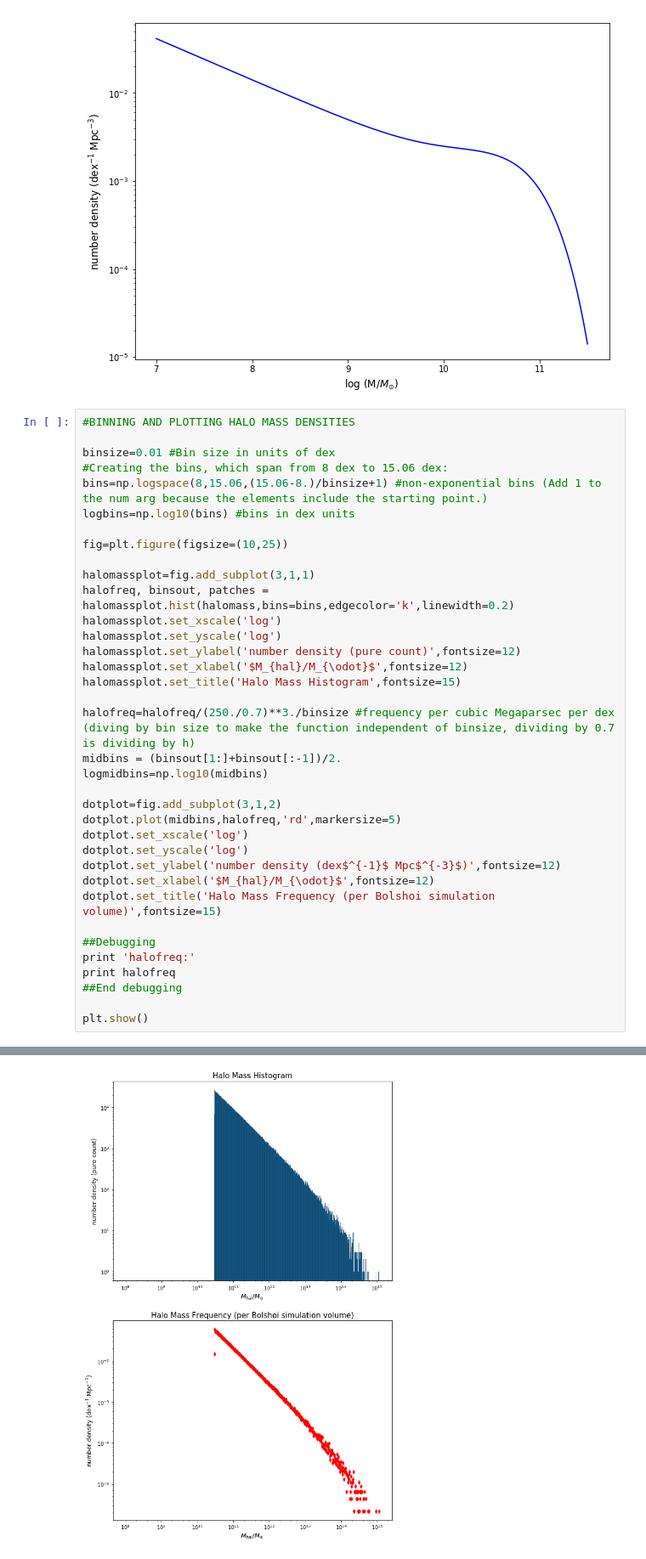
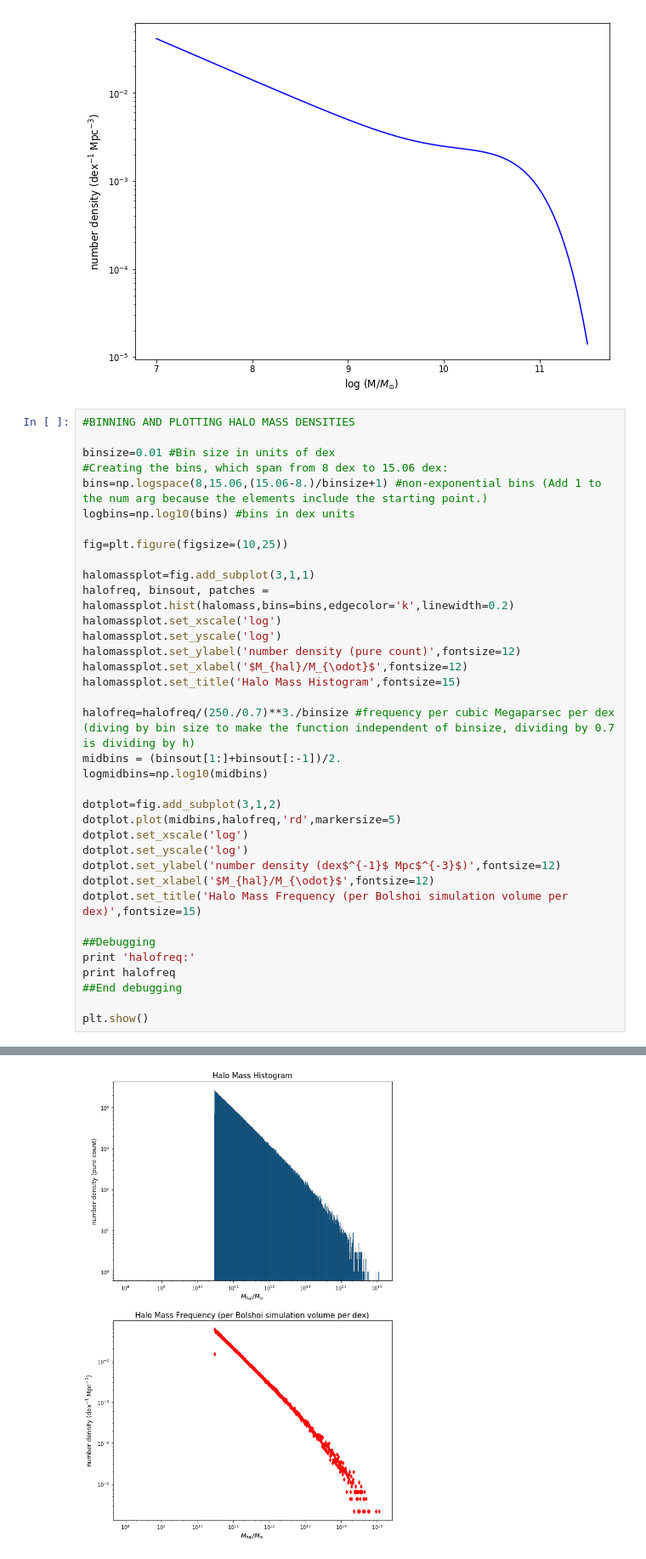
Before and after one commit to patricks1/Tinker, a Jupyter notebook: schechter.ipynb, the cells around one changed output, grey strips where cells are left out. Shown at 85% size. Cells and saved outputs as stored; diff of their text form.

```diff
--- a/schechter.ipynb
+++ b/schechter.ipynb
@@ -71,7 +71,7 @@ dotplot.set_xscale('log')
 dotplot.set_yscale('log')
 dotplot.set_ylabel('number density (dex$^{-1}$ Mpc$^{-3}$)',fontsize=12)
 dotplot.set_xlabel('$M_{hal}/M_{\odot}$',fontsize=12)
-dotplot.set_title('Halo Mass Frequency (per Bolshoi simulation volume)',fontsize=15)
+dotplot.set_title('Halo Mass Frequency (per Bolshoi simulation volume per dex)',fontsize=15)
 
 ##Debugging
 print 'halofreq:'
@@ -100,4 +100,4 @@ halofreq:
-[figure, old version]
+[figure, new version]
 # %%
 #PLOT THE GALAXY AND HALO MASS DENSITY FUNCTIONS ON THE SAME PLOT WITHOUT ANY AXES MANIPUATIONS
 
```
Also changed, not shown: parts of 6 cells of this notebook.
